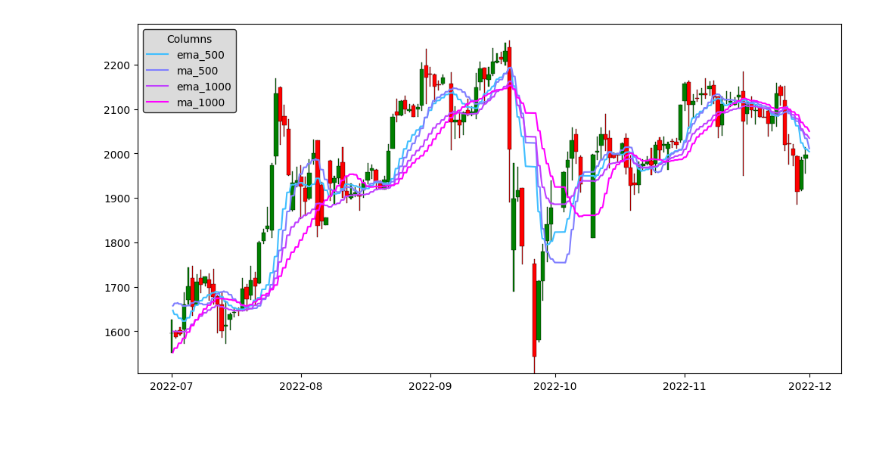
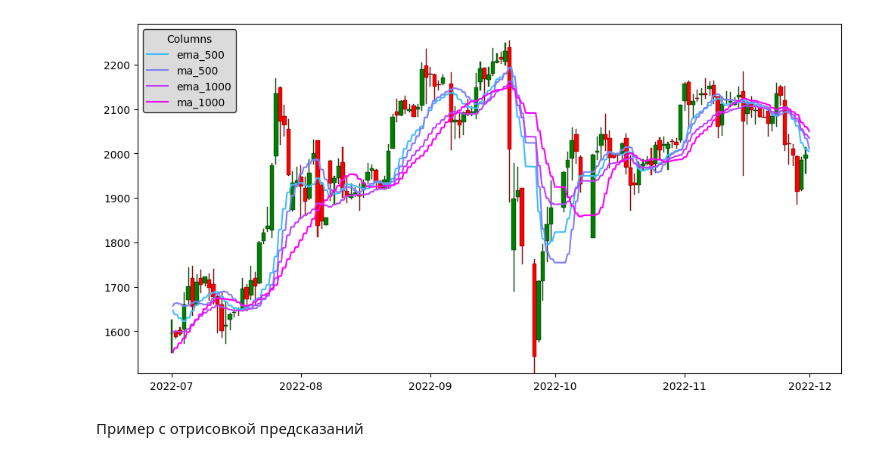
Before and after one commit to Invest-Predict/prices-predictions, a Jupyter notebook: examples/graph_example.ipynb, the cells around one changed output. Cells and saved outputs as stored; diff of their text form; code cells hidden in the pictures; blank space fills up the shorter version.

Commit message:
prediction visualization

```diff
--- a/examples/graph_example.ipynb
+++ b/examples/graph_example.ipynb
@@ -30,4 +35,6 @@ data.insert_exp_rolling_means(windows_ma)
 # %%
-data.visualize_time_frame(2022, 7, 1, 2022, 12, 1, columns=['candle', 'ema_500', 'ma_500', 'ema_1000', 'ma_1000'], candle_freq='1d', cmap='cool', line_kwargs={'linewidth': 1.5})
+data.visualize_time_frame(datetime(2022, 7, 1), datetime(2022, 12, 1), columns=['candle', 'ema_500', 'ma_500', 'ema_1000', 'ma_1000'], candle_freq='1d', cmap='cool', line_kwargs={'linewidth': 1.5})
 # %% [output]
-[figure, old version]
+[figure, new version]
+# %% [markdown]
+Пример с отрисовкой предсказаний
```
Also changed, not shown: parts of 6 cells of this notebook, 2 other files.
